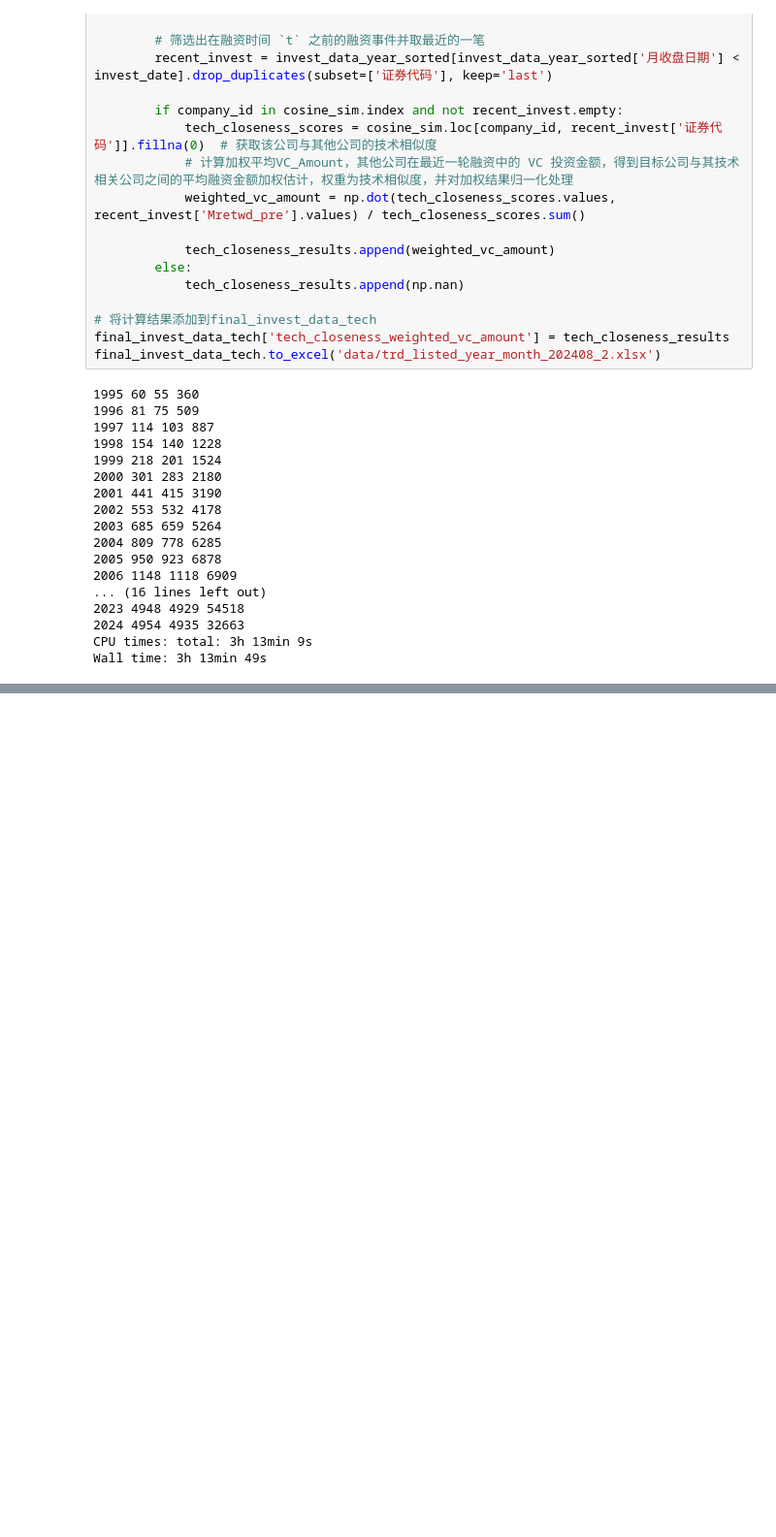
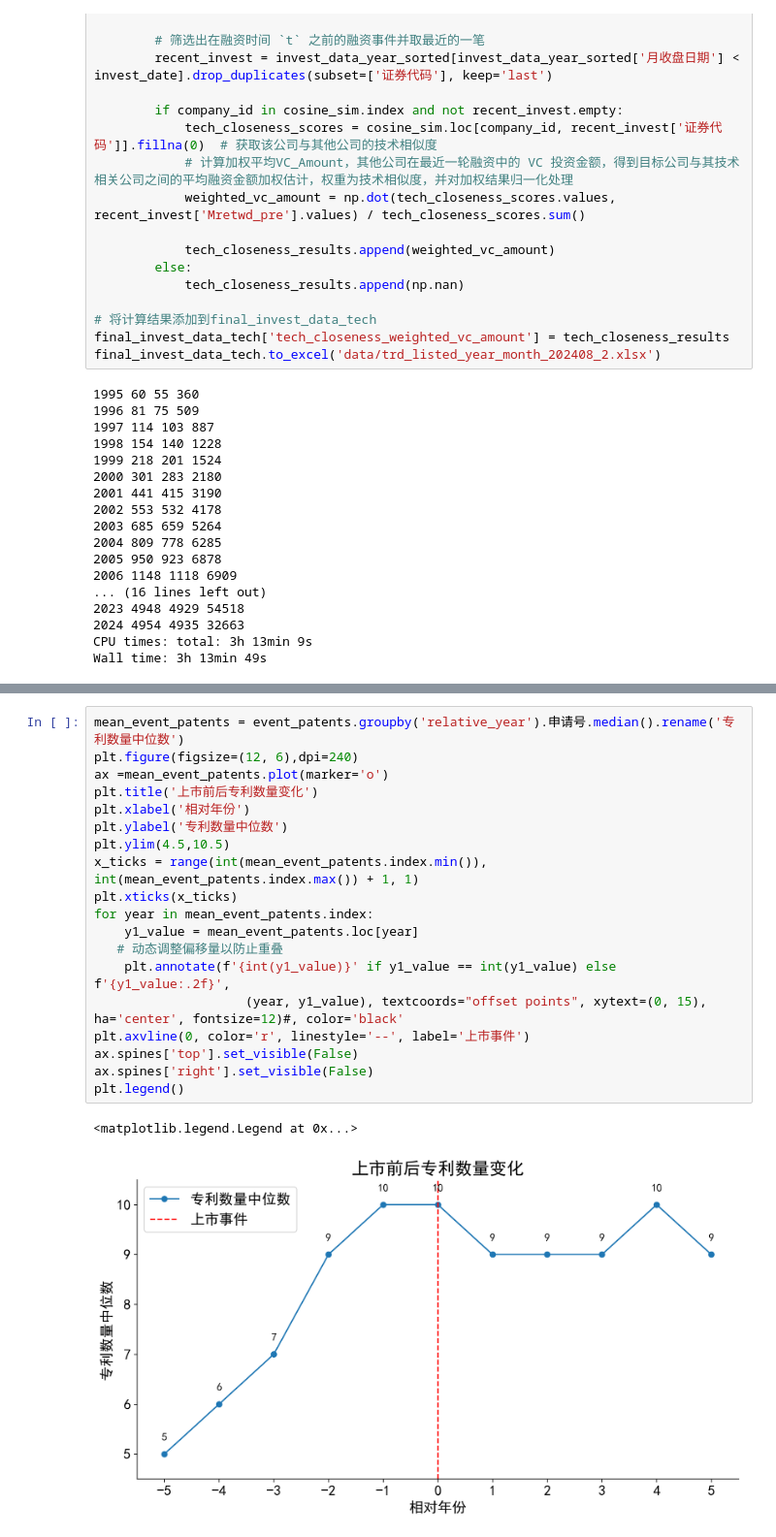
Before and after one commit to ideatechresearch/patent_invest, a Jupyter notebook: 上市公司专利技术相似度.ipynb, the cells around one changed output, grey strips where cells are left out. Shown at 97% size. Cells and saved outputs as stored; diff of their text form; blank space fills up the shorter version.

```diff
--- a/上市公司专利技术相似度.ipynb
+++ b/上市公司专利技术相似度.ipynb
@@ -1358,0 +1818,22 @@ Wall time: 3h 13min 49s
+# %%
+mean_event_patents = event_patents.groupby('relative_year').申请号.median().rename('专利数量中位数')
+plt.figure(figsize=(12, 6),dpi=240)
+ax =mean_event_patents.plot(marker='o')
+plt.title('上市前后专利数量变化')
+plt.xlabel('相对年份')
+plt.ylabel('专利数量中位数')
+plt.ylim(4.5,10.5)
+x_ticks = range(int(mean_event_patents.index.min()), int(mean_event_patents.index.max()) + 1, 1)
+plt.xticks(x_ticks)
+for year in mean_event_patents.index:
+    y1_value = mean_event_patents.loc[year]
+   # 动态调整偏移量以防止重叠
+    plt.annotate(f'{int(y1_value)}' if y1_value == int(y1_value) else f'{y1_value:.2f}',
+                    (year, y1_value), textcoords="offset points", xytext=(0, 15), ha='center', fontsize=12)#, color='black'
+plt.axvline(0, color='r', linestyle='--', label='上市事件')
+ax.spines['top'].set_visible(False)
+ax.spines['right'].set_visible(False)
+plt.legend()
+# %% [output]
+<matplotlib.legend.Legend at 0x...>
+[figure, added]
```
Also changed, not shown: parts of 108 cells of this notebook, 1 other file.
